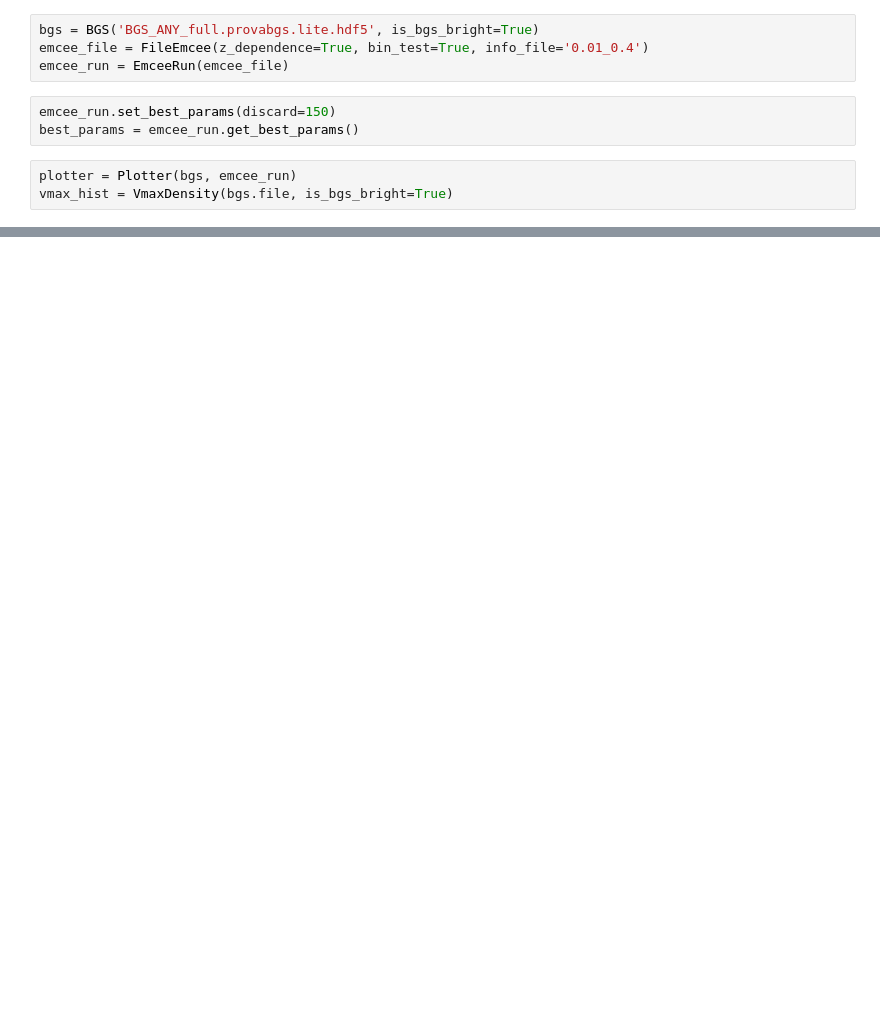
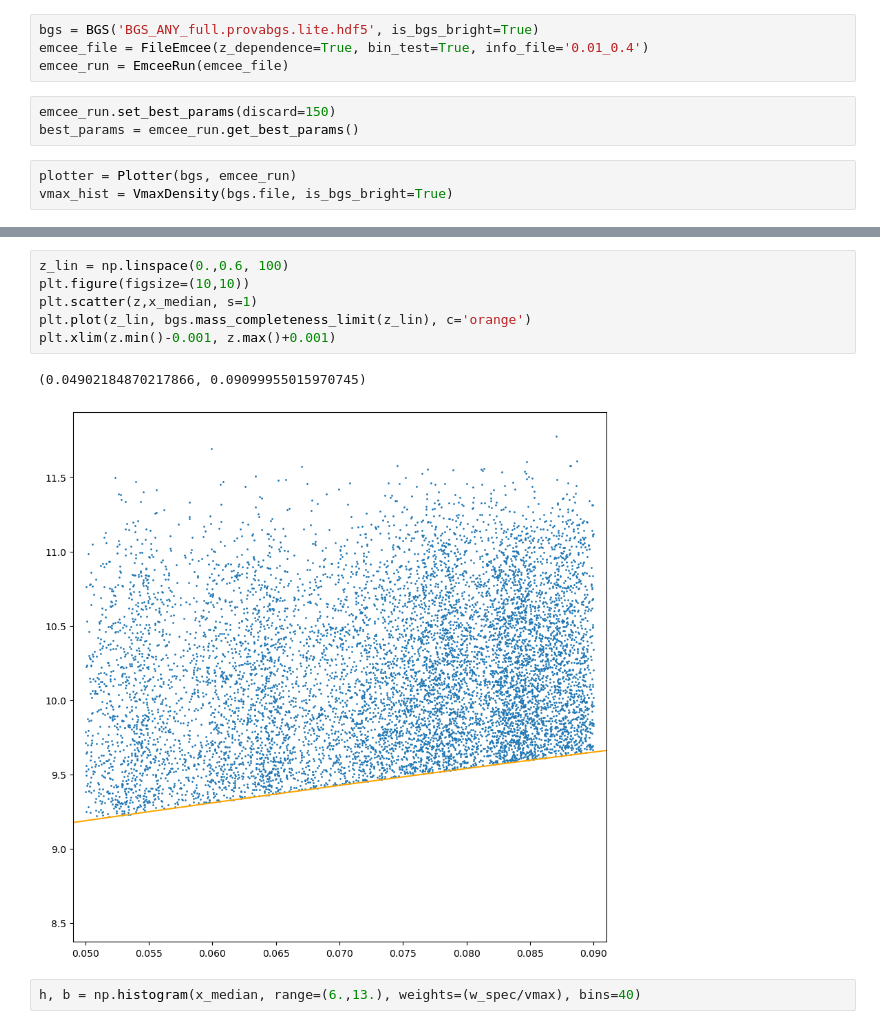
Before and after one commit to fedehope/zSMF, a Jupyter notebook: nb/test.ipynb, the cells around one changed output, grey strips where cells are left out. Cells and saved outputs as stored; diff of their text form; blank space fills up the shorter version.

```diff
--- a/nb/test.ipynb
+++ b/nb/test.ipynb
@@ -143,0 +32,11 @@ smf.log_likelihood(10.5, -1)
+# %%
+z_lin = np.linspace(0.,0.6, 100)
+plt.figure(figsize=(10,10))
+plt.scatter(z,x_median, s=1)
+plt.plot(z_lin, bgs.mass_completeness_limit(z_lin), c='orange')
+plt.xlim(z.min()-0.001, z.max()+0.001)
+# %% [output]
+(0.04902184870217866, 0.09099955015970745)
+[figure, added]
+# %%
+h, b = np.histogram(x_median, range=(6.,13.), weights=(w_spec/vmax), bins=40)
```
Also changed, not shown: parts of 48 cells of this notebook.
